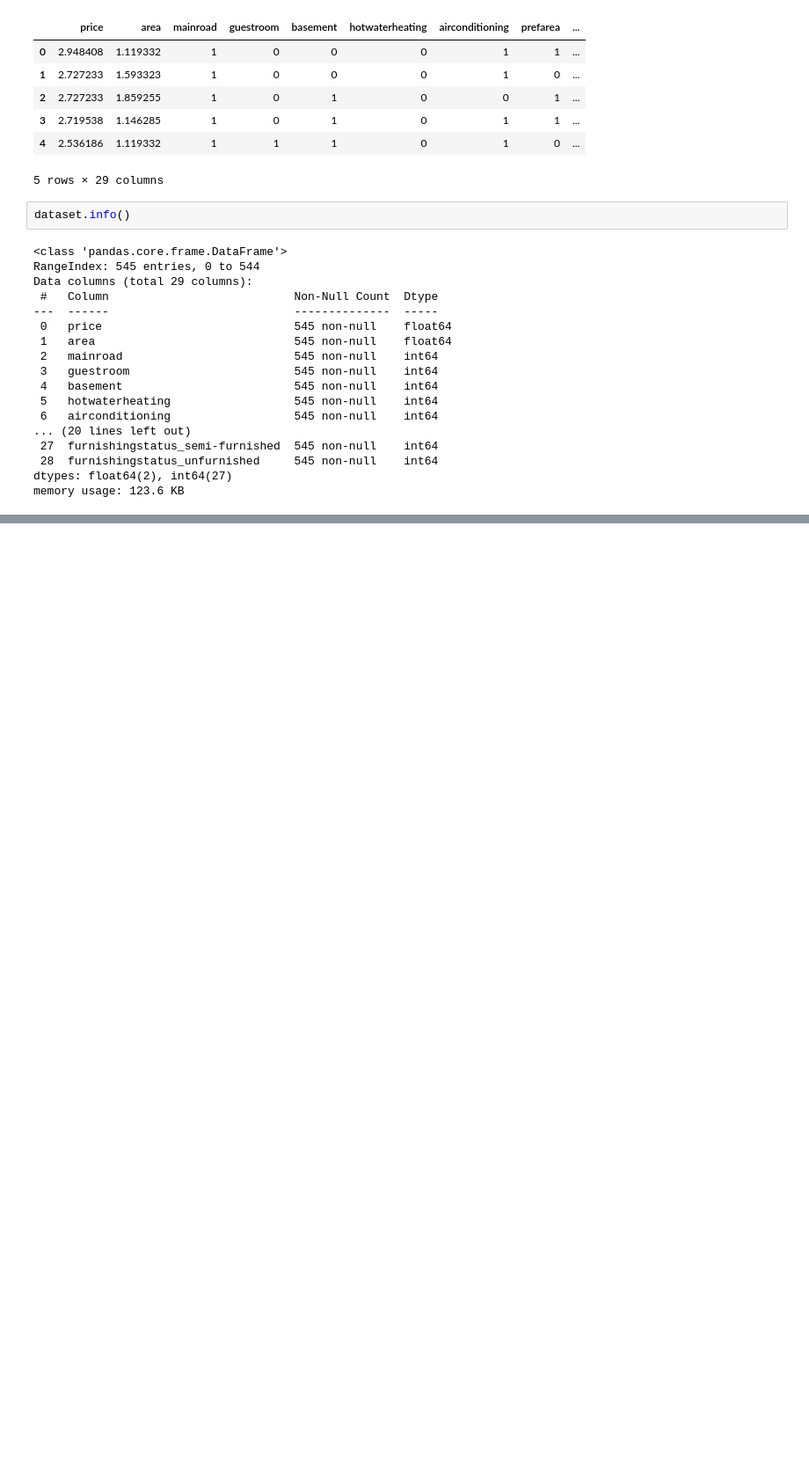
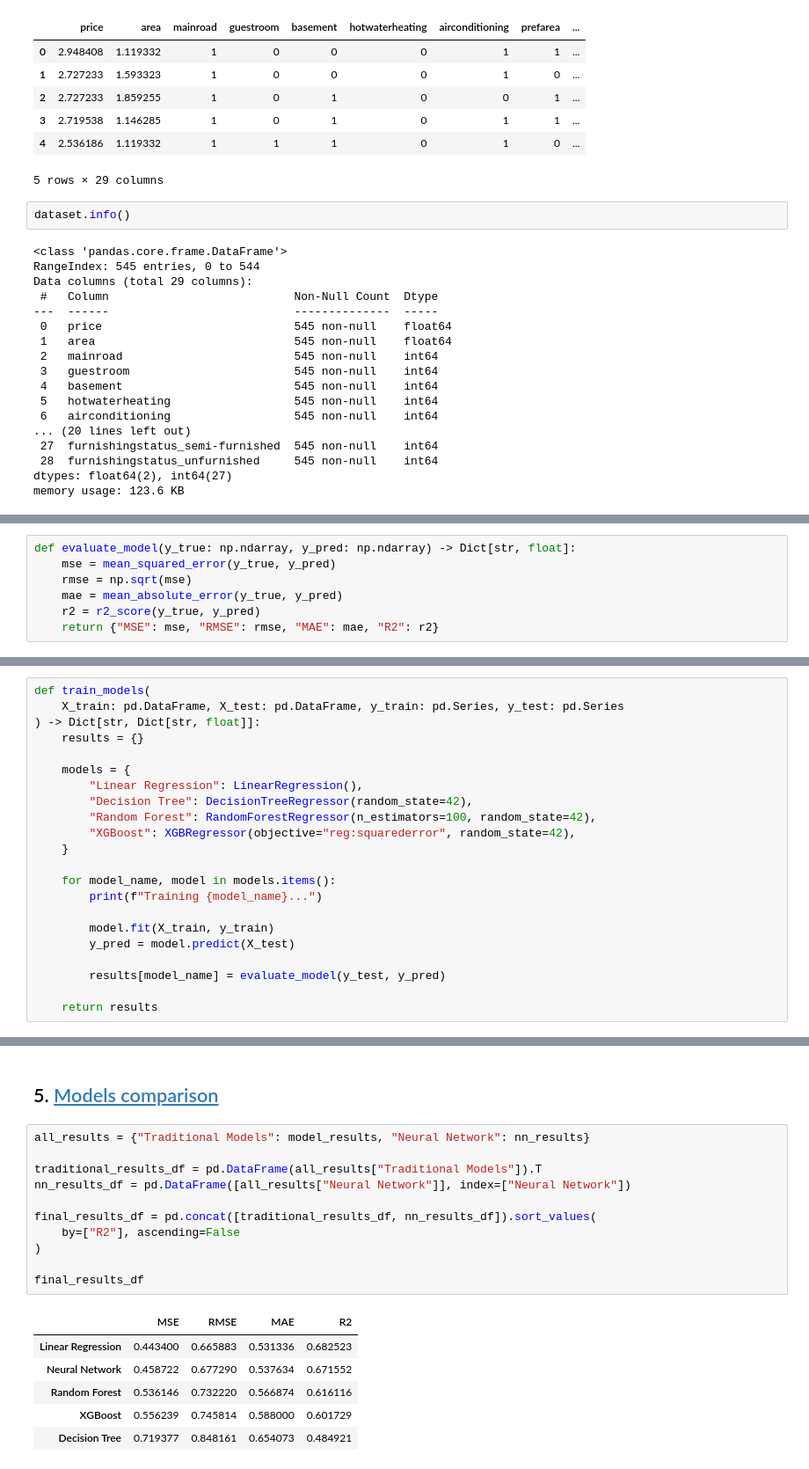
Before and after one commit to radekrzepka/house-price-prediction, a Jupyter notebook: main.ipynb, the cells around one changed output, grey strips where cells are left out. Shown: that part at 88% size. Drawn from its saved outputs; the diff is of its cells as text; blank space fills up the shorter version.

```diff
--- a/main.ipynb
+++ b/main.ipynb
@@ -337,0 +360,7 @@ memory usage: 123.6 KB
+# %%
+def evaluate_model(y_true: np.ndarray, y_pred: np.ndarray) -> Dict[str, float]:
+    mse = mean_squared_error(y_true, y_pred)
+    rmse = np.sqrt(mse)
+    mae = mean_absolute_error(y_true, y_pred)
+    r2 = r2_score(y_true, y_pred)
+    return {"MSE": mse, "RMSE": rmse, "MAE": mae, "R2": r2}
@@ -337,0 +386,22 @@ memory usage: 123.6 KB
+# %%
+def train_models(
+    X_train: pd.DataFrame, X_test: pd.DataFrame, y_train: pd.Series, y_test: pd.Series
+) -> Dict[str, Dict[str, float]]:
+    results = {}
+
+    models = {
+        "Linear Regression": LinearRegression(),
+        "Decision Tree": DecisionTreeRegressor(random_state=42),
+        "Random Forest": RandomForestRegressor(n_estimators=100, random_state=42),
+        "XGBoost": XGBRegressor(objective="reg:squarederror", random_state=42),
+    }
+
+    for model_name, model in models.items():
+        print(f"Training {model_name}...")
+
+        model.fit(X_train, y_train)
+        y_pred = model.predict(X_test)
+
+        results[model_name] = evaluate_model(y_test, y_pred)
+
+    return results
@@ -337,0 +558,20 @@ memory usage: 123.6 KB
+# %% [markdown]
+## 5. <a id='toc5_'></a>[Models comparison](#toc0_)
+# %%
+all_results = {"Traditional Models": model_results, "Neural Network": nn_results}
+
+traditional_results_df = pd.DataFrame(all_results["Traditional Models"]).T
+nn_results_df = pd.DataFrame([all_results["Neural Network"]], index=["Neural Network"])
+
+final_results_df = pd.concat([traditional_results_df, nn_results_df]).sort_values(
+    by=["R2"], ascending=False
+)
+
+final_results_df
+# %% [output]
+|  | MSE | RMSE | MAE | R2 |
+| Linear Regression | 0.443400 | 0.665883 | 0.531336 | 0.682523 |
+| Neural Network | 0.458722 | 0.677290 | 0.537634 | 0.671552 |
+| Random Forest | 0.536146 | 0.732220 | 0.566874 | 0.616116 |
+| XGBoost | 0.556239 | 0.745814 | 0.588000 | 0.601729 |
+| Decision Tree | 0.719377 | 0.848161 | 0.654073 | 0.484921 |
```
Also changed, not shown: parts of 14 cells of this notebook, 2 other files.
